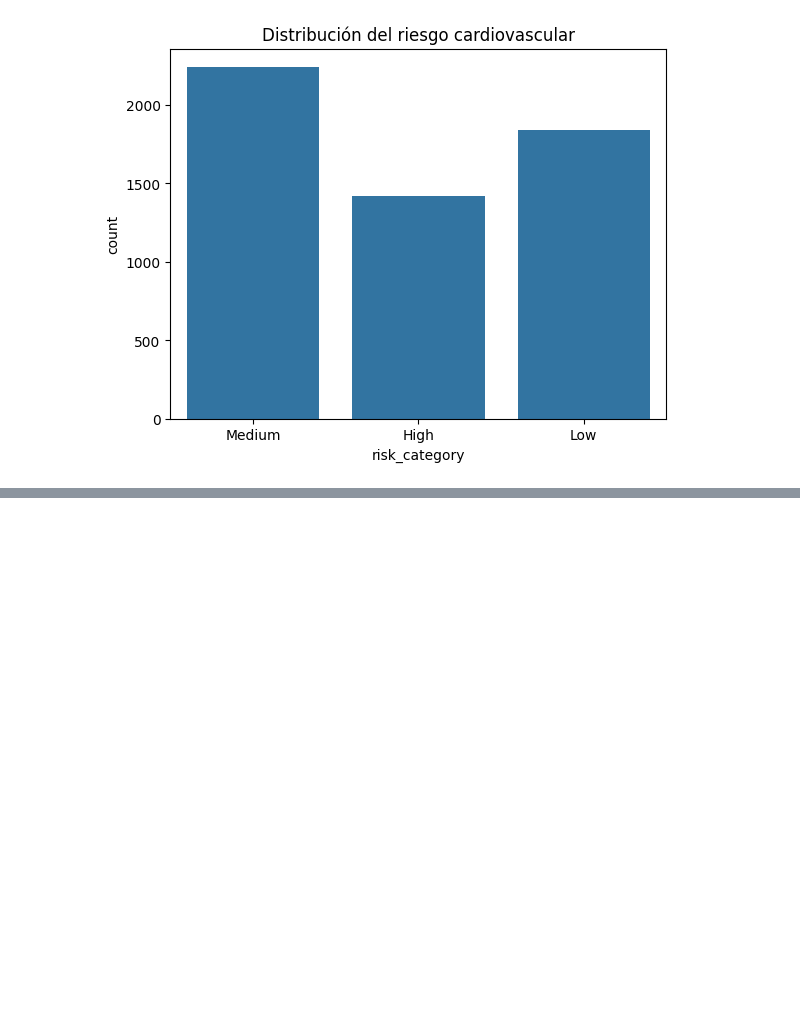
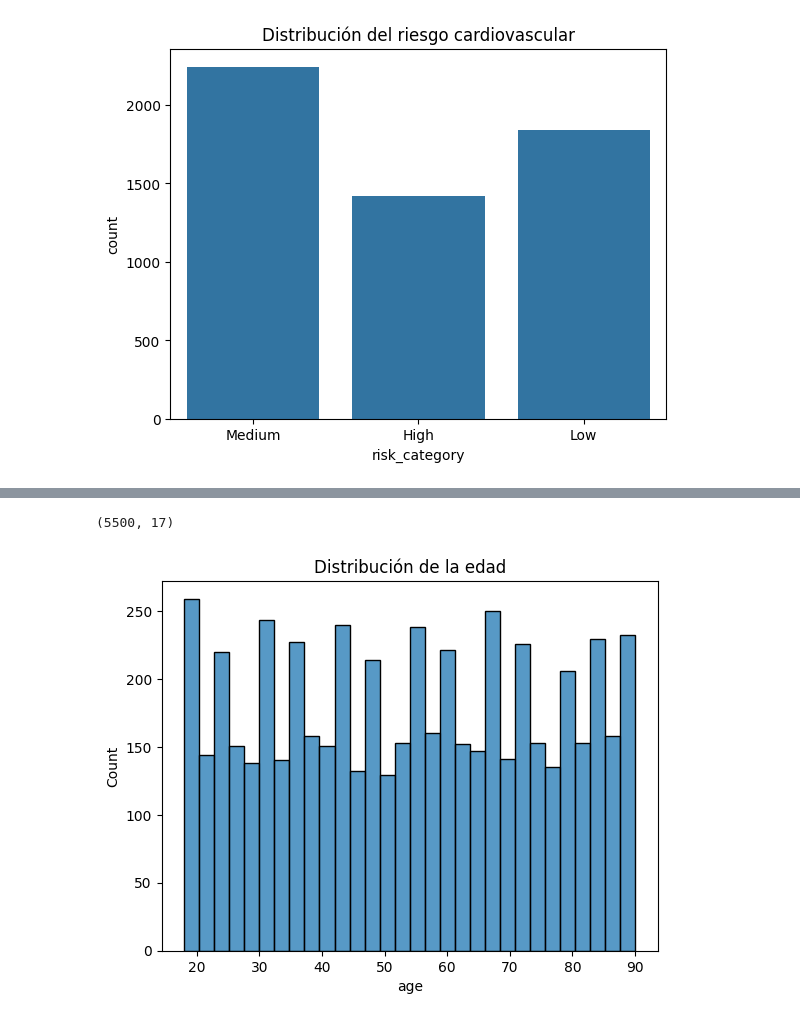
Before and after one commit to Grodriguezca/TFG-INF, a Jupyter notebook: TFGinformatica.ipynb, the cells around one changed output, grey strips where cells are left out. Saved outputs shown, nothing was run; the diff lists cells and outputs as text; code cells hidden in the pictures; blank space fills up the shorter version.

```diff
--- a/TFGinformatica.ipynb
+++ b/TFGinformatica.ipynb
@@ -66,0 +108,10 @@ plt.show()
+# %%
+df.shape
+# %% [output]
+(5500, 17)
+# %%
+sns.histplot(df["age"], bins=30)
+plt.title("Distribución de la edad")
+plt.show()
+# %% [output]
+[figure, added]
```
Also changed, not shown: parts of 27 cells of this notebook.
